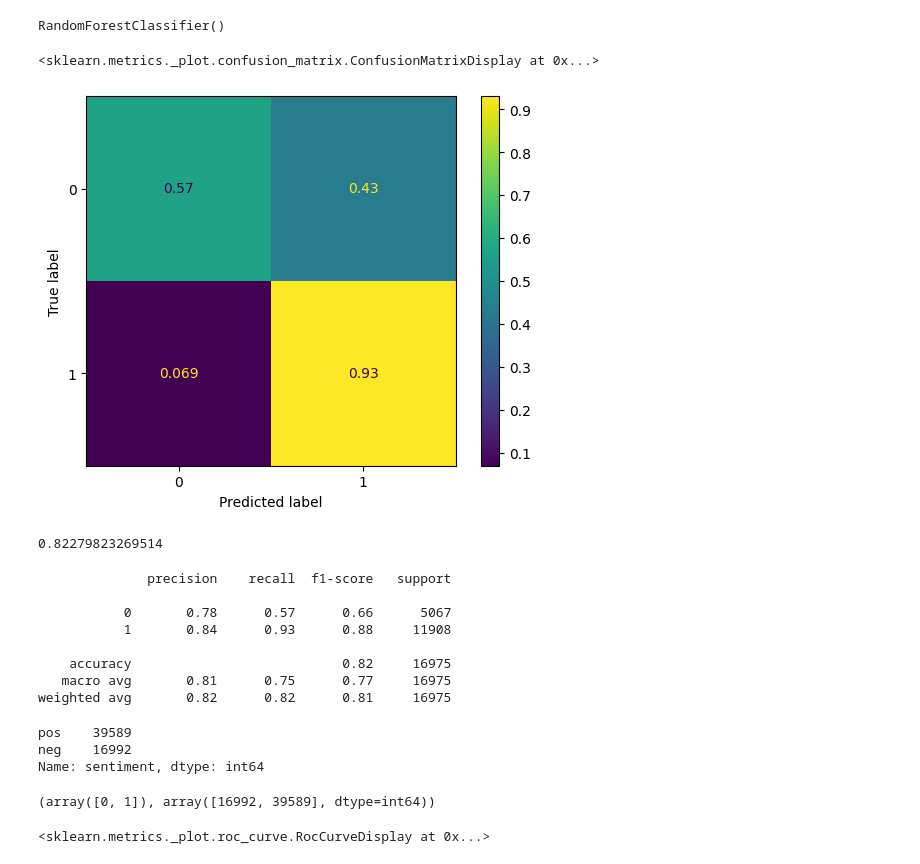
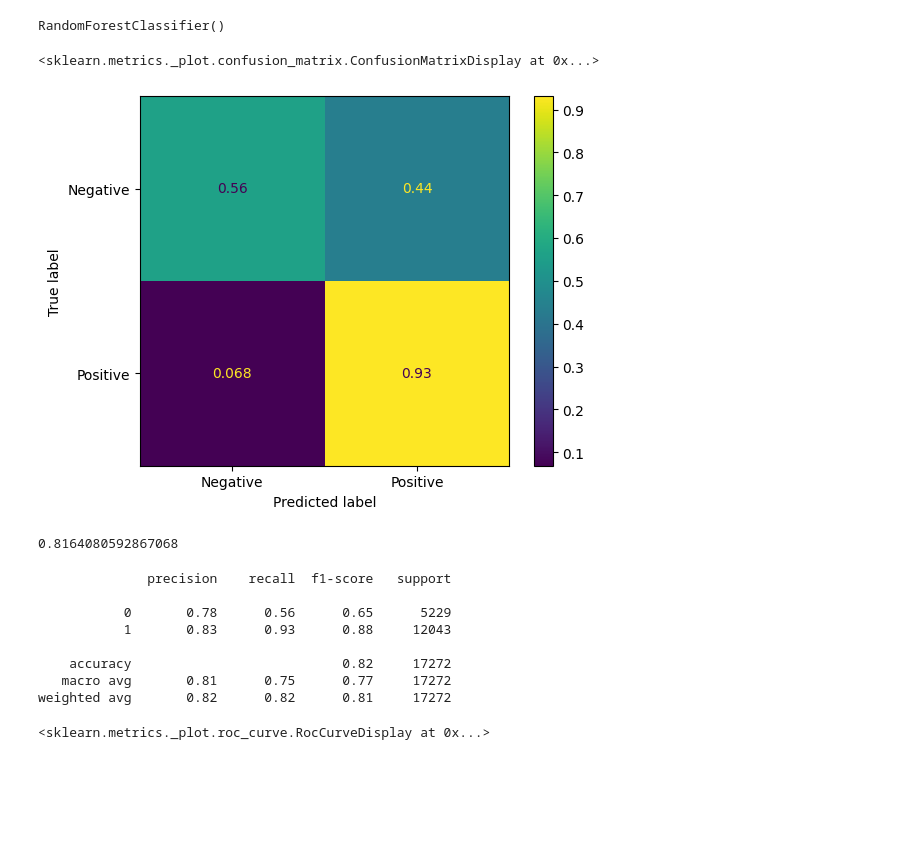
Before and after one commit to asoylatte03/spotify-app-reviews, a Jupyter notebook: modeling.ipynb, the cells around one changed output. Saved outputs shown, nothing was run; the diff lists cells and outputs as text; code cells hidden in the pictures; blank space fills up the shorter version.

```diff
--- a/modeling.ipynb
+++ b/modeling.ipynb
@@ -23,8 +26,9 @@ from sklearn.base import BaseEstimator, TransformerMixin
 from sklearn.pipeline import Pipeline
 # %%
 corpus = pd.read_csv('data/spotify-reviews.csv')
+corpus = corpus.rename(columns={'review':'tokens'})
 spotify_df = pd.read_csv('data/preprocessed-reviews.csv')
-spotify_df = spotify_df.drop(columns=['process_tok'])
+#spotify_df = spotify_df.drop(columns=['process_tok'])
 data = pd.concat([spotify_df,corpus],axis=1)
 # %%
 spotify_reviews = data[data.sentiment.isin(['pos','neg'])]
@@ -49,6 +53,6 @@ from sklearn.preprocessing import LabelEncoder
 # %%
 label_enc = LabelEncoder()
 # %%
-X = spotify_reviews.process_tok
+X = spotify_reviews.tokens
 y = spotify_reviews.sentiment
 y = label_enc.fit_transform(y)
@@ -55,3 +72,5 @@ y = label_enc.fit_transform(y)
+# %%
+class_labels = ['Negative','Positive']
 # %%
 X_train, X_test, y_train, y_test = train_test_split(X, y, test_size = 0.3, random_state=42)
 # %%
@@ -101,35 +138,23 @@ X_test_processed = preprocess_pipeline.transform(X_test)
 # %%
 preds2 = rf_clf.predict(X_test_processed)
 # %%
-ConfusionMatrixDisplay.from_predictions(y_test, preds2,normalize='true')
+ConfusionMatrixDisplay.from_predictions(y_test, preds2,normalize='true',display_labels=class_labels)
 # %% [output]
 <sklearn.metrics._plot.confusion_matrix.ConfusionMatrixDisplay at 0x...>
-[figure, old version]
+[figure, new version]
 # %%
 rf_clf.score(X_test_processed,y_test)
 # %% [output]
-0.82279823269514
+0.8164080592867068
 # %%
 print(classification_report(y_test,preds2))
 # %% [output]
               precision    recall  f1-score   support
 
-           0       0.78      0.57      0.66      5067
-           1       0.84      0.93      0.88     11908
+           0       0.78      0.56      0.65      5229
+           1       0.83      0.93      0.88     12043
 
-    accuracy                           0.82     16975
-   macro avg       0.81      0.75      0.77     16975
-weighted avg       0.82      0.82      0.81     16975
+    accuracy                           0.82     17272
+   macro avg       0.81      0.75      0.77     17272
+weighted avg       0.82      0.82      0.81     17272
-# %%
-spotify_reviews.sentiment.value_counts()
-# %% [output]
-pos    39589
-neg    16992
-Name: sentiment, dtype: int64
-# %%
-np.unique(y, return_counts=True)
-# 0 = negative review
-# 1 = positive review
-# %% [output]
-(array([0, 1]), array([16992, 39589], dtype=int64))
 # %%
```
Also changed, not shown: parts of 46 cells of this notebook, 4 other files.
